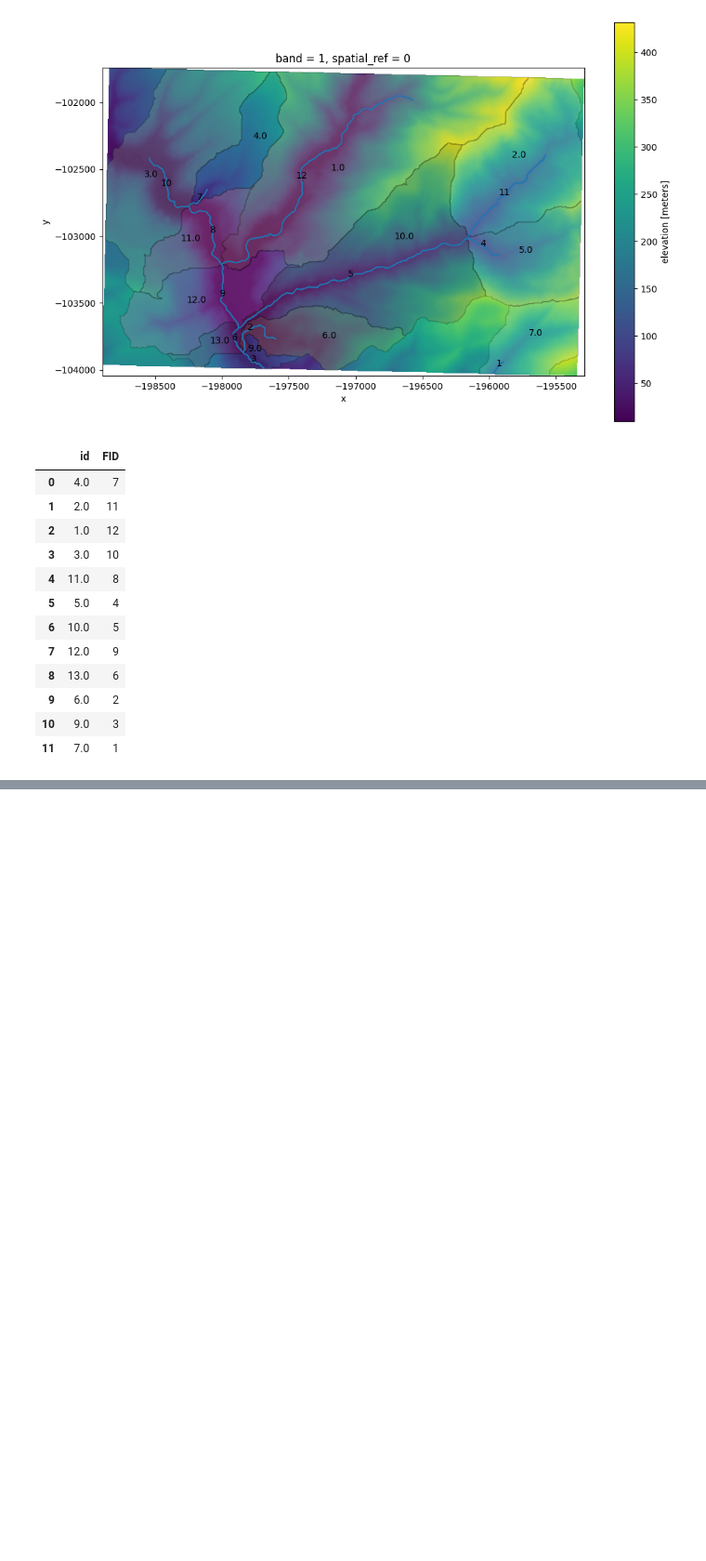
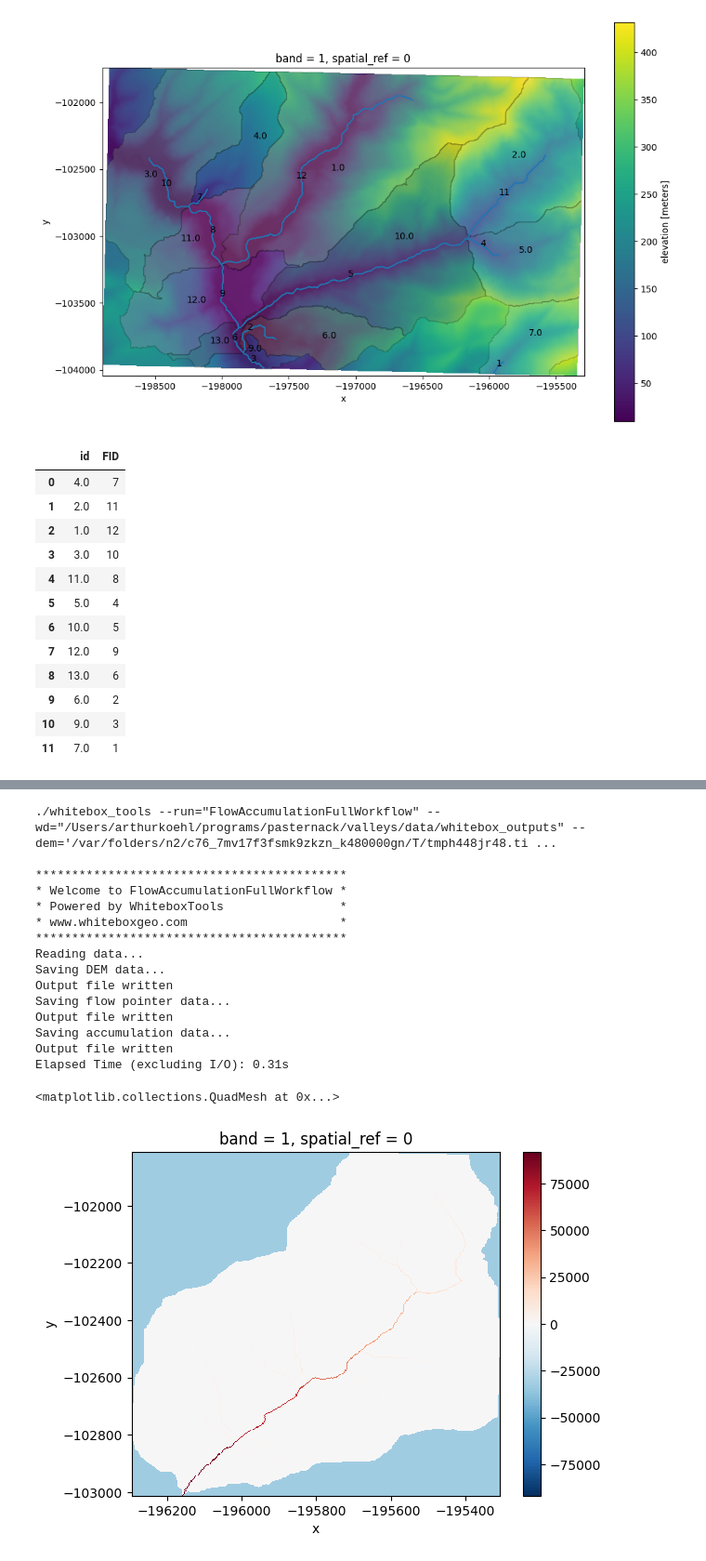
Before and after one commit to avkoehl/valleys, a Jupyter notebook: notebooks/basins.ipynb, the cells around one changed output, grey strips where cells are left out. Shown at 93% size. Saved outputs shown, nothing was run; the diff lists cells and outputs as text; code cells hidden in the pictures; blank space fills up the shorter version.

Commit message:
dem -> subbasins -> reach_subbasins full workflow

```diff
--- a/notebooks/basins.ipynb
+++ b/notebooks/basins.ipynb
@@ -404,2 +384,33 @@ points = segment(seg, length=1000, method='remainder')
 # %%
 # get flow accumulation in the subbasin
+params = {
+    'dem': basin_dem,
+    'out_dem': os.path.join(working_directory, "basin_dem_filled.tif"),
+    'out_pntr': os.path.join(working_directory, "basin_pntr.tif"),
+    'out_accum': os.path.join(working_directory, "basin_flow_acc.tif"),
+    'out_type': 'cells',
+    'log': False,
+    'clip': False,
+    'esri_pntr': False,
+    'callback': my_callback
+}
+basin_flow_acc = wb_wrapper(wbt.flow_accumulation_full_workflow, params, return_file=False, return_file_key = 'out_accum')
+basin_flow_acc.plot()
+# %% [output]
+./whitebox_tools --run="FlowAccumulationFullWorkflow" --wd="/Users/arthurkoehl/programs/pasternack/valleys/data/whitebox_outputs" --dem='/var/folders/n2/c76_7mv17f3fsmk9zkzn_k480000gn/T/tmph448jr48.ti ...
+
+*******************************************
+* Welcome to FlowAccumulationFullWorkflow *
+* Powered by WhiteboxTools                *
+* www.whiteboxgeo.com                     *
+*******************************************
+Reading data...
+Saving DEM data...
+Output file written
+Saving flow pointer data...
+Output file written
+Saving accumulation data...
+Output file written
+Elapsed Time (excluding I/O): 0.31s
+<matplotlib.collections.QuadMesh at 0x...>
+[figure, added]
```
Also changed, not shown: parts of 22 cells of this notebook, 1 other file.
